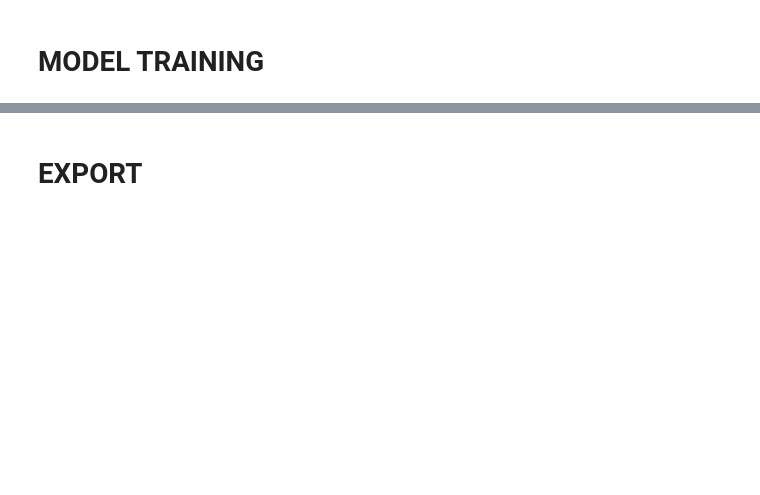
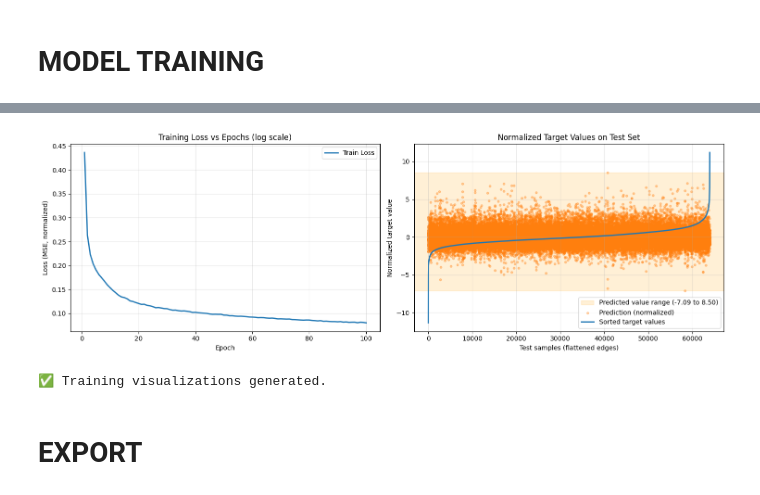
Before and after one commit to Jasp3r16/thesis_generative_timber, a Jupyter notebook: c21_surrogate_model_training.ipynb, the cells around one changed output, grey strips where cells are left out. Cells and saved outputs as stored; diff of their text form; code cells hidden in the pictures; blank space fills up the shorter version.

Commit message:
verbetering surrogate model visuals en nog een 3e vertalingsfase

```diff
--- a/c21_surrogate_model_training.ipynb
+++ b/c21_surrogate_model_training.ipynb
@@ -210,13 +230,13 @@ else:
     # 1. SETUP VAN DE OPTIMIZER EN LOSS FUNCTIE
     # ==========================================
     # lr=0.001 is je startwaarde. Pas deze aan als de Loss explodeert of stagneert.
-    optimizer = torch.optim.Adam(model.parameters(), lr=0.001)
+    optimizer = torch.optim.Adam(model.parameters(), lr=0.0005)
     # optimizer = torch.optim.Adam(model.parameters(), lr=0.00001)
 
     # Mean Squared Error (MSE) is de standaard voor regressie (het voorspellen van continue getallen)
     criterion = torch.nn.MSELoss()
 
-    EPOCHS = 50
+    EPOCHS = 100
     # EPOCHS = 1000  # Voor langere training (pas aan op basis van je tijdslimiet)
     EVAL_EVERY = 10
     train_start_time = time.time()
@@ -309,7 +346,7 @@ fig, axes = plt.subplots(1, 2, figsize=(15, 5))
 ax = axes[0]
 if len(epoch_history_local) > 0 and len(train_loss_history_local) > 0:
     ax.plot(epoch_history_local, train_loss_history_local, color='tab:blue', linewidth=2, label='Train Loss')
-    ax.set_yscale('log')
+    ax.set_yscale('linear')
     ax.set_title('Training Loss vs Epochs (log scale)')
     ax.set_xlabel('Epoch')
     ax.set_ylabel('Loss (MSE, normalized)')
@@ -339,35 +376,50 @@ if all(name in globals() for name in required):
     if len(all_test_targets_scaled) > 0:
         target_values = np.concatenate(all_test_targets_scaled)
         pred_values = np.concatenate(all_test_preds_scaled)
         sample_idx = np.arange(target_values.shape[0])
 
         ax = axes[1]
-        ax.scatter(sample_idx, target_values, s=10, alpha=0.45, color='tab:blue', label='Target (normalized)')
+
+        # Vertical value range band based on full predicted range
+        band_min = float(pred_values.min())
+        band_max = float(pred_values.max())
+        ax.axhspan(
+            band_min,
+            band_max,
+            color='orange',
+            alpha=0.16,
+            zorder=0,
+            label=f'Predicted value range ({band_min:.2f} to {band_max:.2f})'
+        )
+
         ax.scatter(sample_idx, pred_values, s=10, alpha=0.35, color='tab:orange', label='Prediction (normalized)')
-        ax.plot(sample_idx, np.sort(target_values), color='crimson', linewidth=2, label='Sorted target values')
+        ax.plot(sample_idx, np.sort(target_values), color='tab:blue', linewidth=2, label='Sorted target values')
         ax.set_title('Normalized Target Values on Test Set')
         ax.set_xlabel('Test samples (flattened edges)')
         ax.set_ylabel('Normalized target value')
         ax.grid(True, alpha=0.3)
         ax.legend()
     else:
         axes[1].text(0.5, 0.5, 'No test batches available', ha='center', va='center')
         axes[1].set_title('Normalized Target Values on Test Set')
         axes[1].set_xlabel('Test samples (flattened edges)')
         axes[1].set_ylabel('Normalized target value')
         axes[1].grid(True, alpha=0.3)
 else:
     axes[1].text(0.5, 0.5, 'Missing model/test data in memory\nRun setup + training cells first', ha='center', va='center')
     axes[1].set_title('Normalized Target Values on Test Set')
     axes[1].set_xlabel('Test samples (flattened edges)')
     axes[1].set_ylabel('Normalized target value')
     axes[1].grid(True, alpha=0.3)
 
 plt.tight_layout()
 training_visuals_fig = fig  # Capture figure reference for evaluation export
 plt.show()
 
 print('✅ Training visualizations generated.')
+# %% [output]
+[figure, added]
+✅ Training visualizations generated.
 # %% [markdown]
 # EXPORT
 # %%
```
Also changed, not shown: parts of 13 cells of this notebook, 5 other files.
